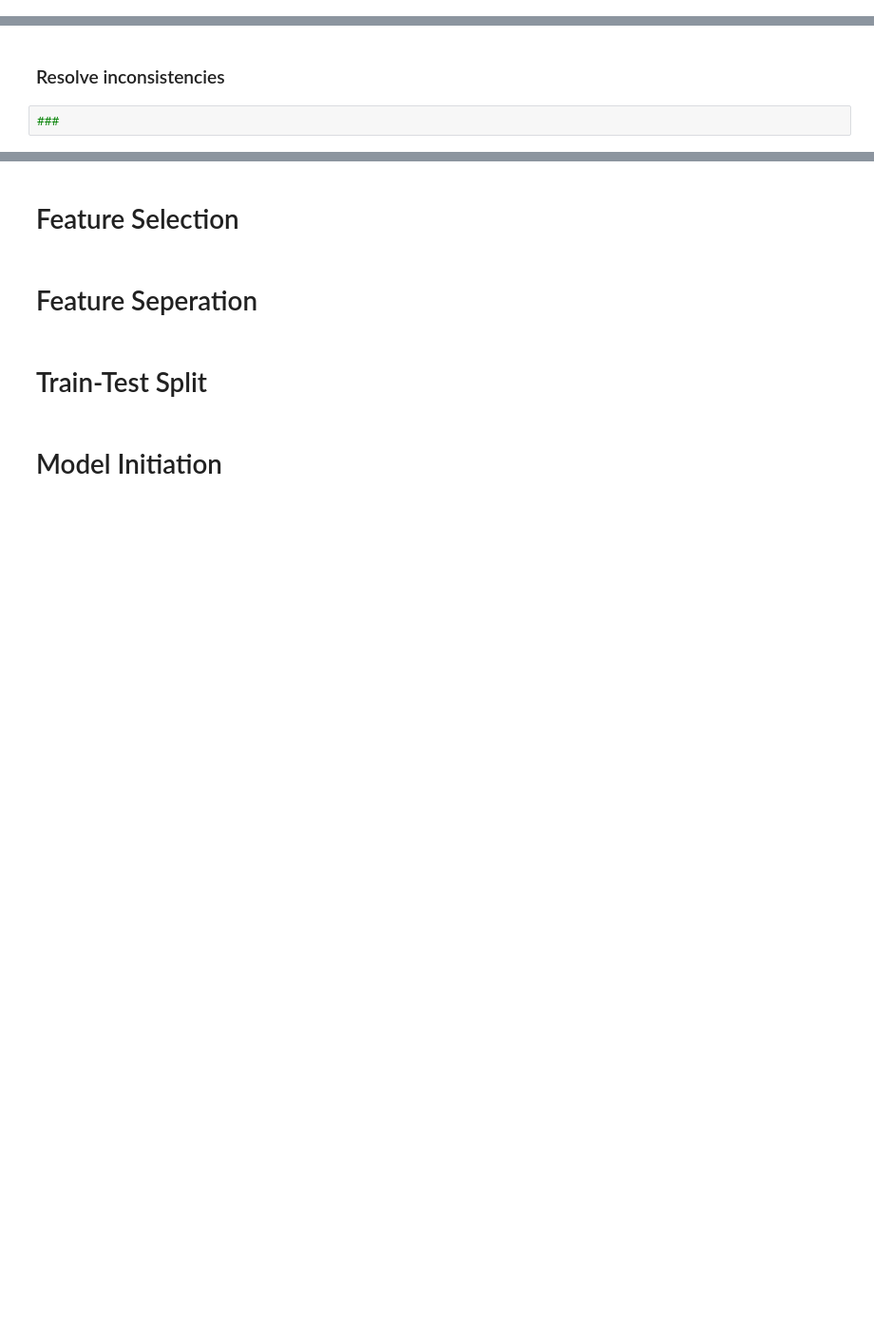
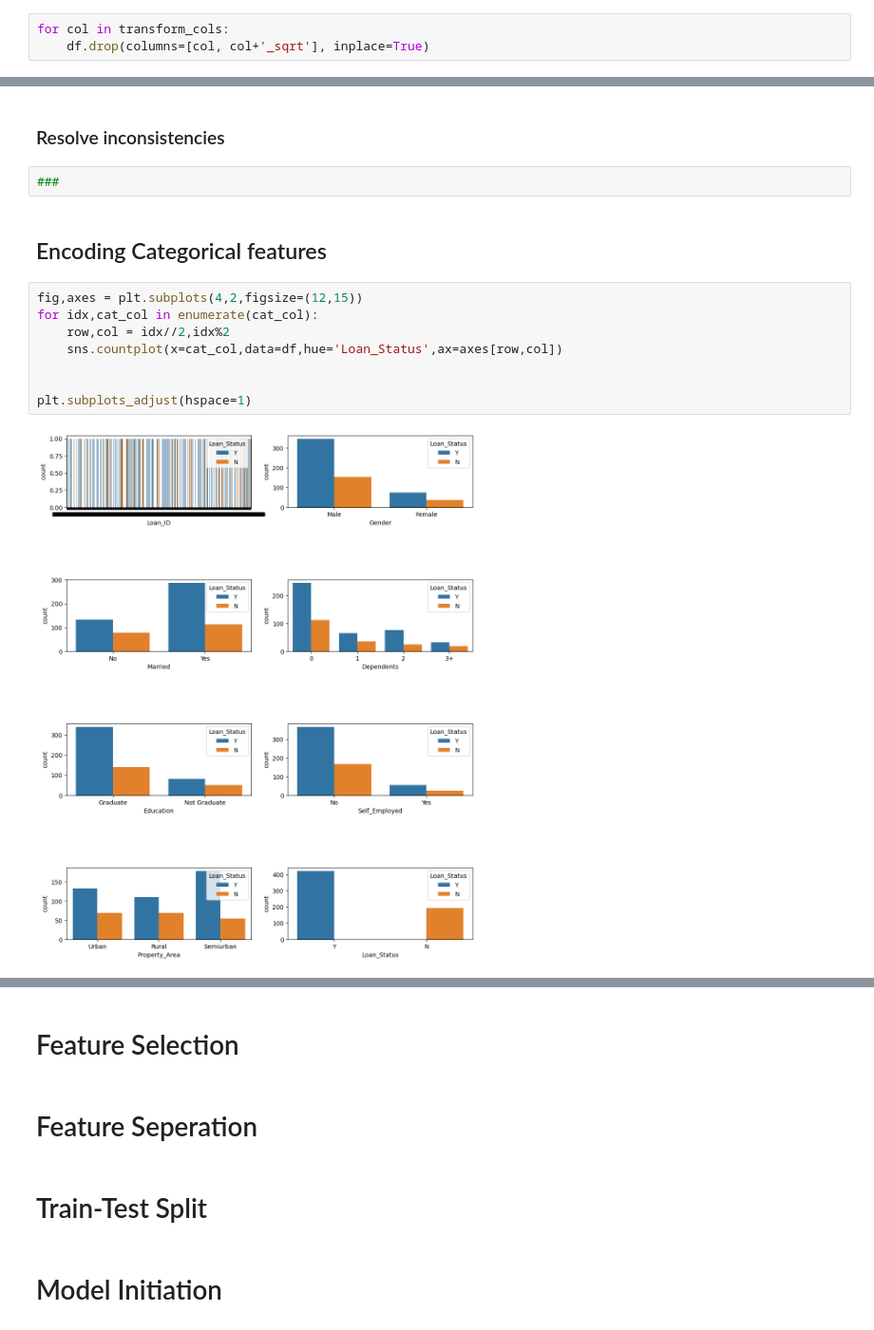
Before and after one commit to tinkuhore/FSDS-Final-Assesment, a Jupyter notebook: machine_learning/Q6/q6.ipynb, the cells around one changed output, grey strips where cells are left out. Shown: that part at 95% size. Drawn from its saved outputs; the diff is of its cells as text; blank space fills up the shorter version.

```diff
--- a/machine_learning/Q6/q6.ipynb
+++ b/machine_learning/Q6/q6.ipynb
@@ -234,0 +335,3 @@ plt.show()
+# %%
+for col in transform_cols:
+    df.drop(columns=[col, col+'_sqrt'], inplace=True)
@@ -236,3 +348,15 @@ plt.show()
 ### Resolve inconsistencies
 # %%
 ###
+# %% [markdown]
+## Encoding Categorical features
+# %%
+fig,axes = plt.subplots(4,2,figsize=(12,15))
+for idx,cat_col in enumerate(cat_col):
+    row,col = idx//2,idx%2
+    sns.countplot(x=cat_col,data=df,hue='Loan_Status',ax=axes[row,col])
+
+
+plt.subplots_adjust(hspace=1)
+# %% [output]
+[figure, added]
```
Also changed, not shown: parts of 17 cells of this notebook, 2 other files.
